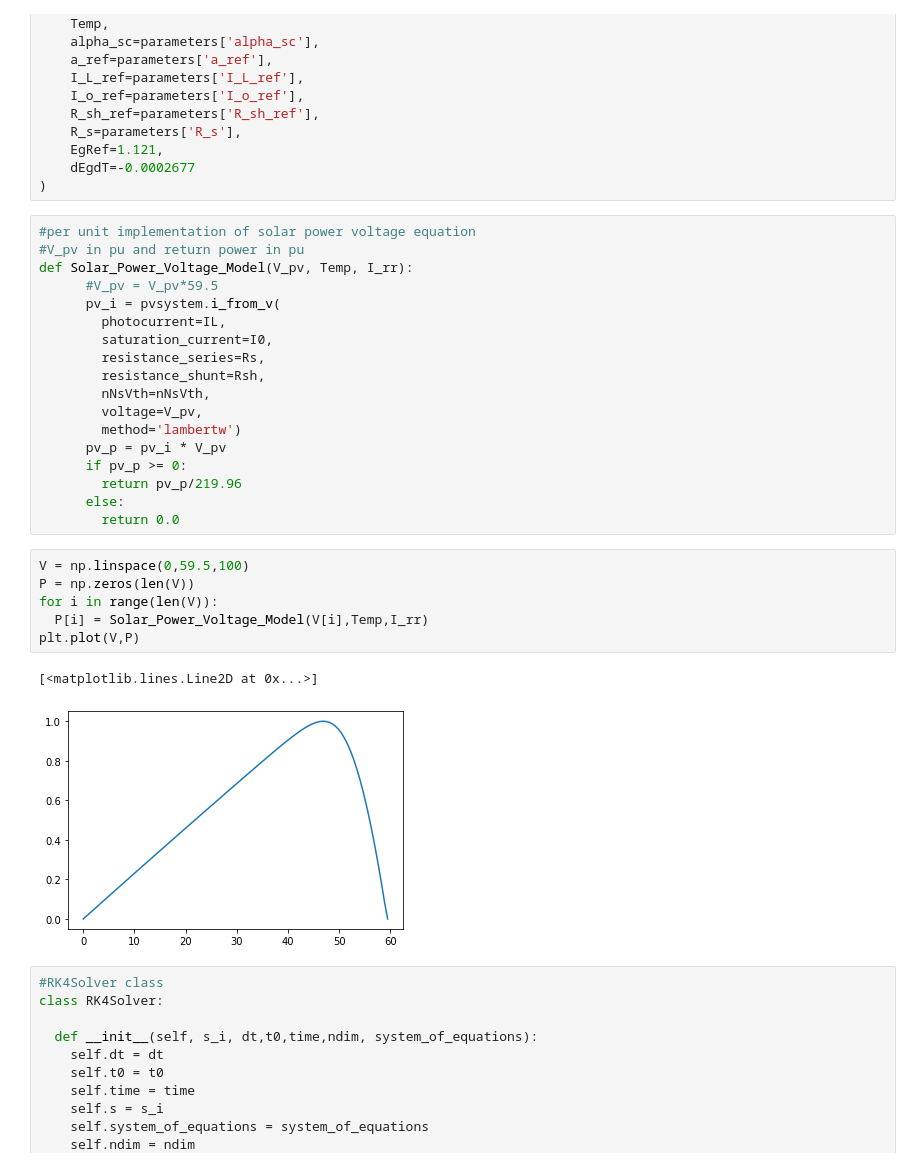
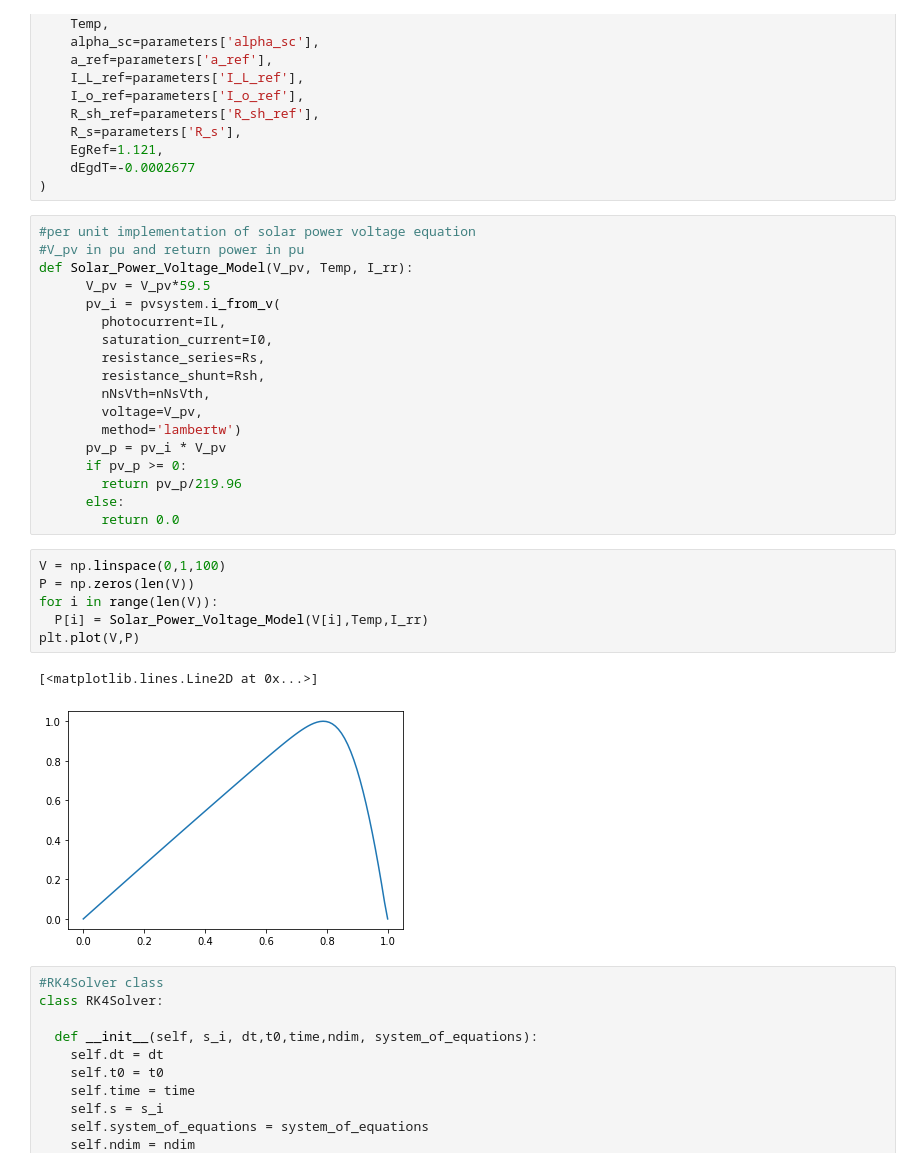
Before and after one commit to deependran7/Simulation-and-Modelling, a Jupyter notebook: Solar_PV_With_Virtual_Synchronous_Machine_Model.ipynb, the cells around one changed output. Cells and saved outputs as stored; diff of their text form.

```diff
--- a/Solar_PV_With_Virtual_Synchronous_Machine_Model.ipynb
+++ b/Solar_PV_With_Virtual_Synchronous_Machine_Model.ipynb
@@ -49,7 +34,7 @@ IL, I0, Rs, Rsh, nNsVth = pvsystem.calcparams_desoto(
 #per unit implementation of solar power voltage equation
 #V_pv in pu and return power in pu
 def Solar_Power_Voltage_Model(V_pv, Temp, I_rr):
-      #V_pv = V_pv*59.5
+      V_pv = V_pv*59.5
       pv_i = pvsystem.i_from_v(
         photocurrent=IL,
         saturation_current=I0,
@@ -64,14 +49,14 @@ def Solar_Power_Voltage_Model(V_pv, Temp, I_rr):
       else:
         return 0.0
 # %%
-V = np.linspace(0,59.5,100)
+V = np.linspace(0,1,100)
 P = np.zeros(len(V))
 for i in range(len(V)):
   P[i] = Solar_Power_Voltage_Model(V[i],Temp,I_rr)
 plt.plot(V,P)
 # %% [output]
 [<matplotlib.lines.Line2D at 0x...>]
-[figure, old version]
+[figure, new version]
 # %%
 #RK4Solver class
 class RK4Solver:
```
Also changed, not shown: parts of 7 cells of this notebook.
